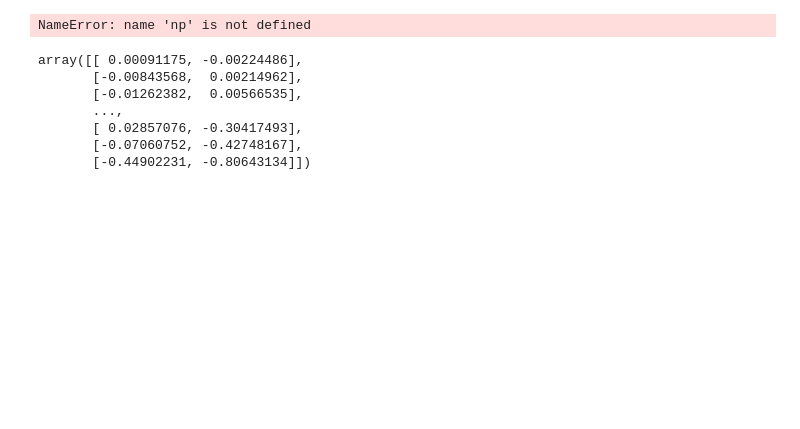
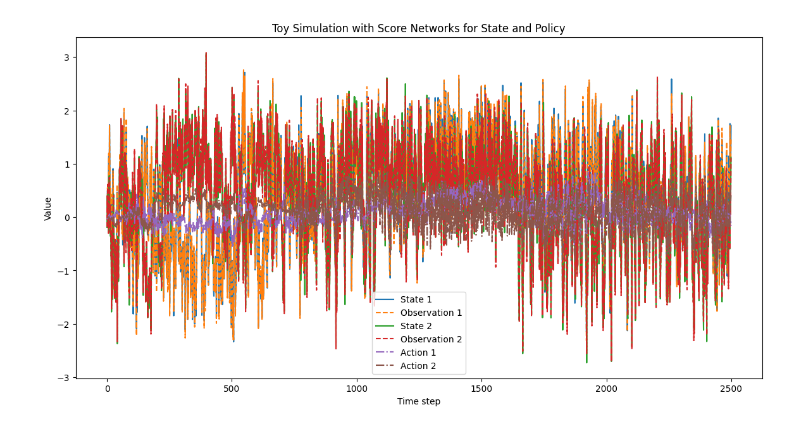
Before and after one commit to elichou/causal_simulations, a Jupyter notebook: active_inference_and_diffusion_models.ipynb, the cells around one changed output. Drawn from its saved outputs; the diff is of its cells as text; code cells hidden in the pictures; blank space fills up the shorter version.

```diff
--- a/active_inference_and_diffusion_models.ipynb
+++ b/active_inference_and_diffusion_models.ipynb
@@ -190,7 +190,7 @@ score_network_state = ScoreNetworkState(input_dim=state_dim)
 score_network_policy = ScoreNetworkPolicy(policy.weights.shape, policy.bias.shape)
 
 # Simulation parameters
-n_iterations = 250
+n_iterations = 2500
 
 # Run the simulation with the corrected score networks
 states, observations, actions = [], [], []
@@ -207,41 +207,31 @@ for _ in range(n_iterations):
     # Update state score network
     state_gradient = score_network_state.compute_gradient(new_state)
     score_network_state.update(state_gradient, lr=0.01)
 
     # Update policy score network
     grad_weights, grad_bias = score_network_policy.compute_gradient(new_state)
     score_network_policy.update(grad_weights, grad_bias, lr=0.01)
     policy.update(grad_weights, grad_bias, lr=0.01)
 
 # Convert lists to numpy arrays for plotting
 states = np.array(states)
 observations = np.array(observations)
 actions = np.array(actions)
 
 # Plot the results with the corrected score network updates
 plt.figure(figsize=(14, 7))
 
 for i in range(state_dim):
     plt.plot(states[:, i], label=f'State {i+1}')
     plt.plot(observations[:, i], label=f'Observation {i+1}', linestyle='--')
 
 for i in range(action_dim):
     plt.plot(actions[:, i], label=f'Action {i+1}', linestyle='-.')
 
 plt.xlabel('Time step')
 plt.ylabel('Value')
 plt.legend()
 plt.title('Toy Simulation with Score Networks for State and Policy')
 plt.show()
 # %% [output]
-NameError: name 'np' is not defined
+[figure, added]
-# %%
-actions
-# %% [output]
-array([[ 0.00091175, -0.00224486],
-       [-0.00843568,  0.00214962],
-       [-0.01262382,  0.00566535],
-       ...,
-       [ 0.02857076, -0.30417493],
-       [-0.07060752, -0.42748167],
-       [-0.44902231, -0.80643134]])
```
Also changed, not shown: parts of 2 cells of this notebook, 3 other files.
